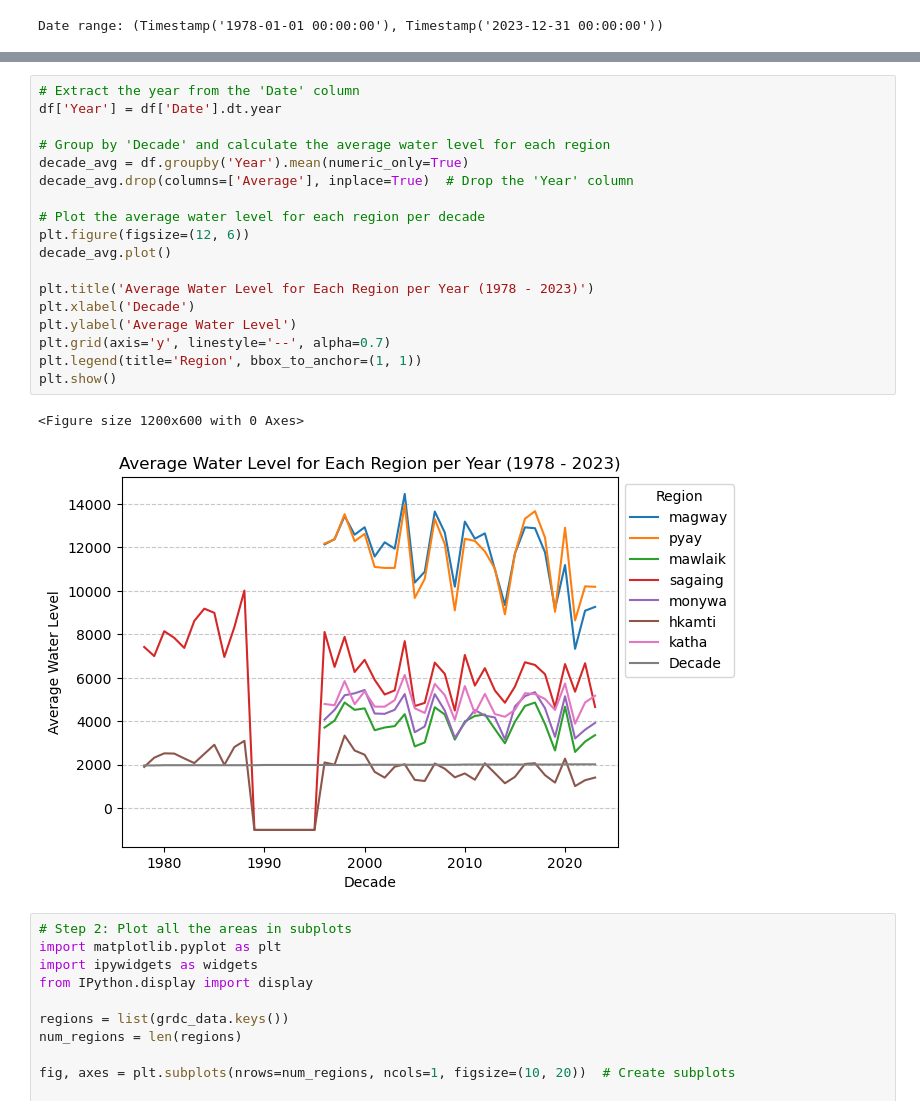
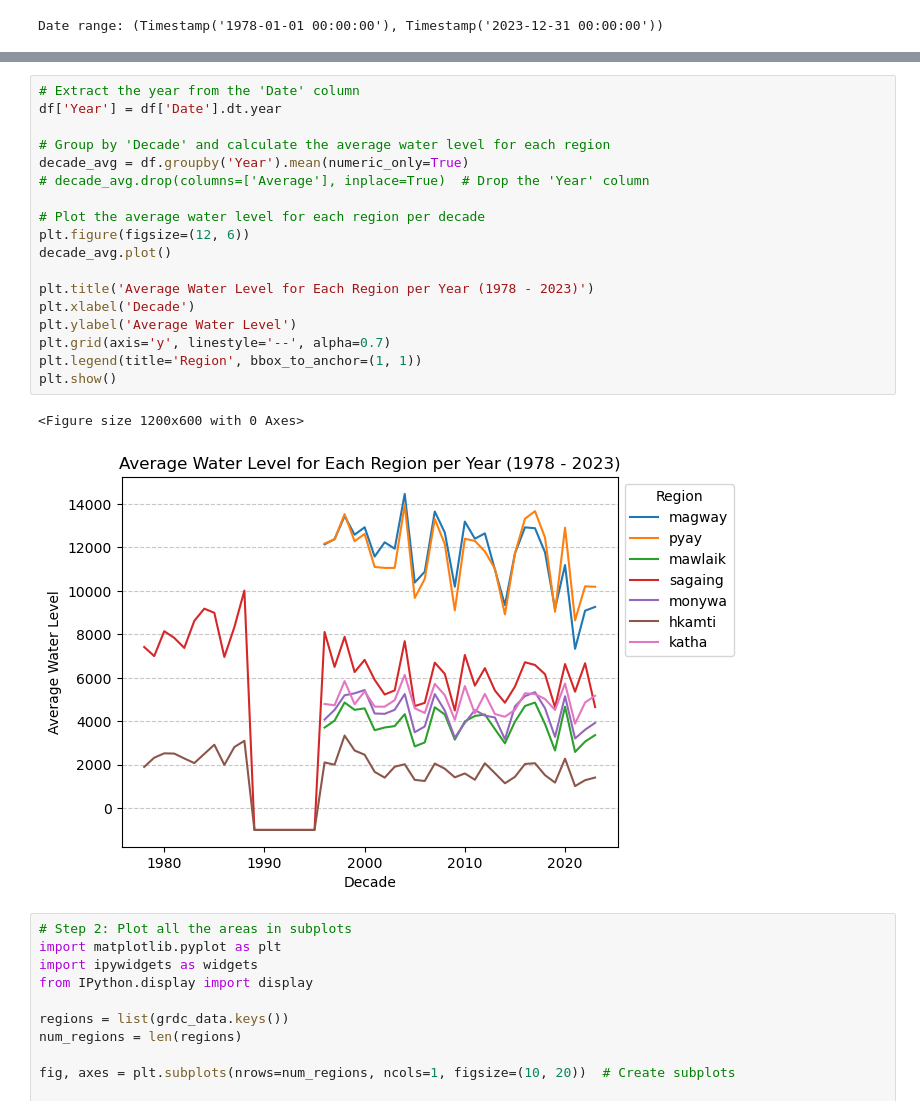
Before and after one commit to Meggison/MyanmarChapter_MicroGridOptimization, a Jupyter notebook: notebooks/grdc_analysis.ipynb, the cells around one changed output, grey strips where cells are left out. Drawn from its saved outputs; the diff is of its cells as text.

```diff
--- a/notebooks/grdc_analysis.ipynb
+++ b/notebooks/grdc_analysis.ipynb
@@ -121,24 +121,24 @@ plt.show()
 # %%
 # Extract the year from the 'Date' column
 df['Year'] = df['Date'].dt.year
 
 # Group by 'Decade' and calculate the average water level for each region
 decade_avg = df.groupby('Year').mean(numeric_only=True)
-decade_avg.drop(columns=['Average'], inplace=True)  # Drop the 'Year' column
+# decade_avg.drop(columns=['Average'], inplace=True)  # Drop the 'Year' column
 
 # Plot the average water level for each region per decade
 plt.figure(figsize=(12, 6))
 decade_avg.plot()
 
 plt.title('Average Water Level for Each Region per Year (1978 - 2023)')
 plt.xlabel('Decade')
 plt.ylabel('Average Water Level')
 plt.grid(axis='y', linestyle='--', alpha=0.7)
 plt.legend(title='Region', bbox_to_anchor=(1, 1))
 plt.show()
 # %% [output]
 <Figure size 1200x600 with 0 Axes>
-[figure, old version]
+[figure, new version]
 # %%
 # Step 2: Plot all the areas in subplots
 import matplotlib.pyplot as plt
```
Also changed, not shown: parts of 4 cells of this notebook.
